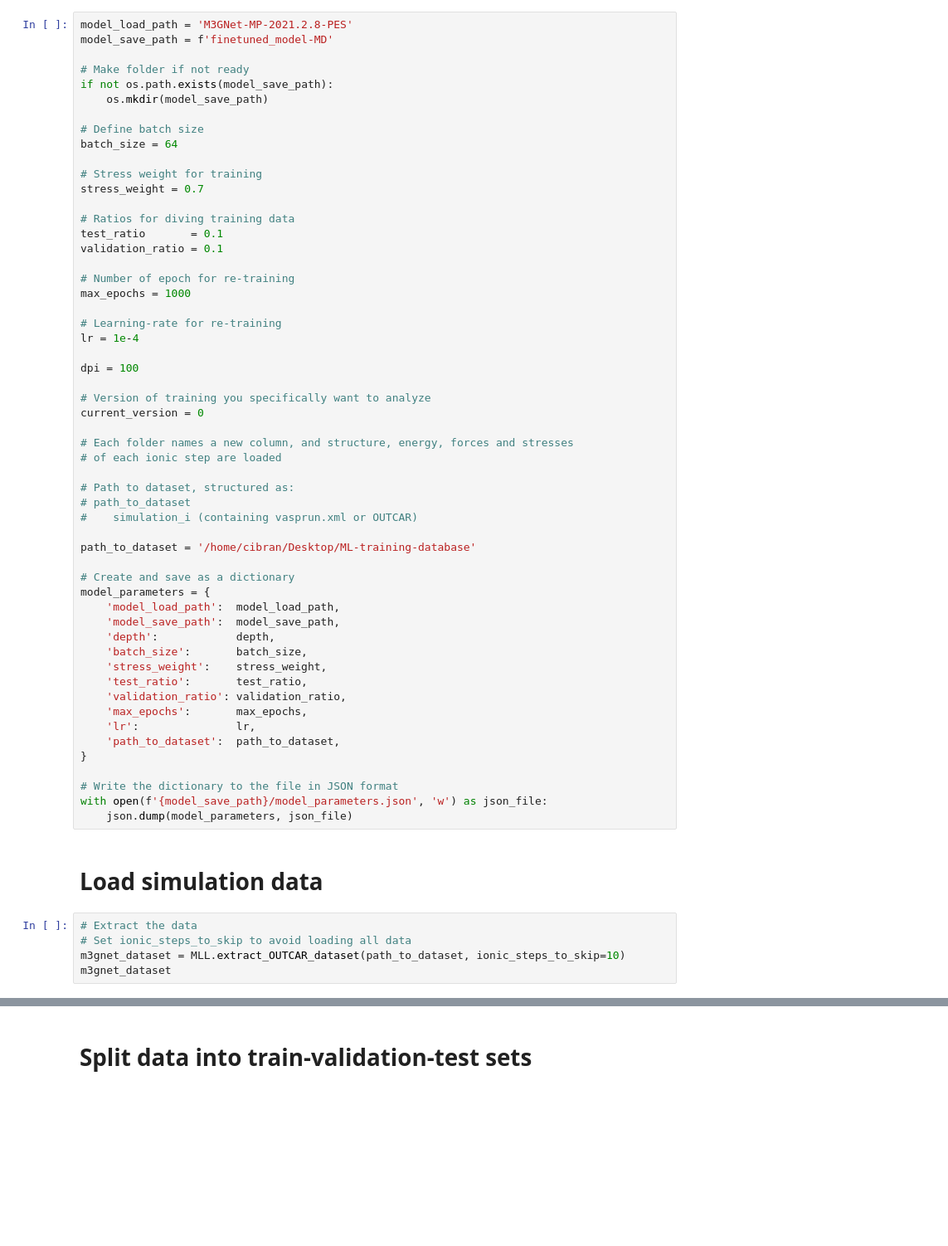
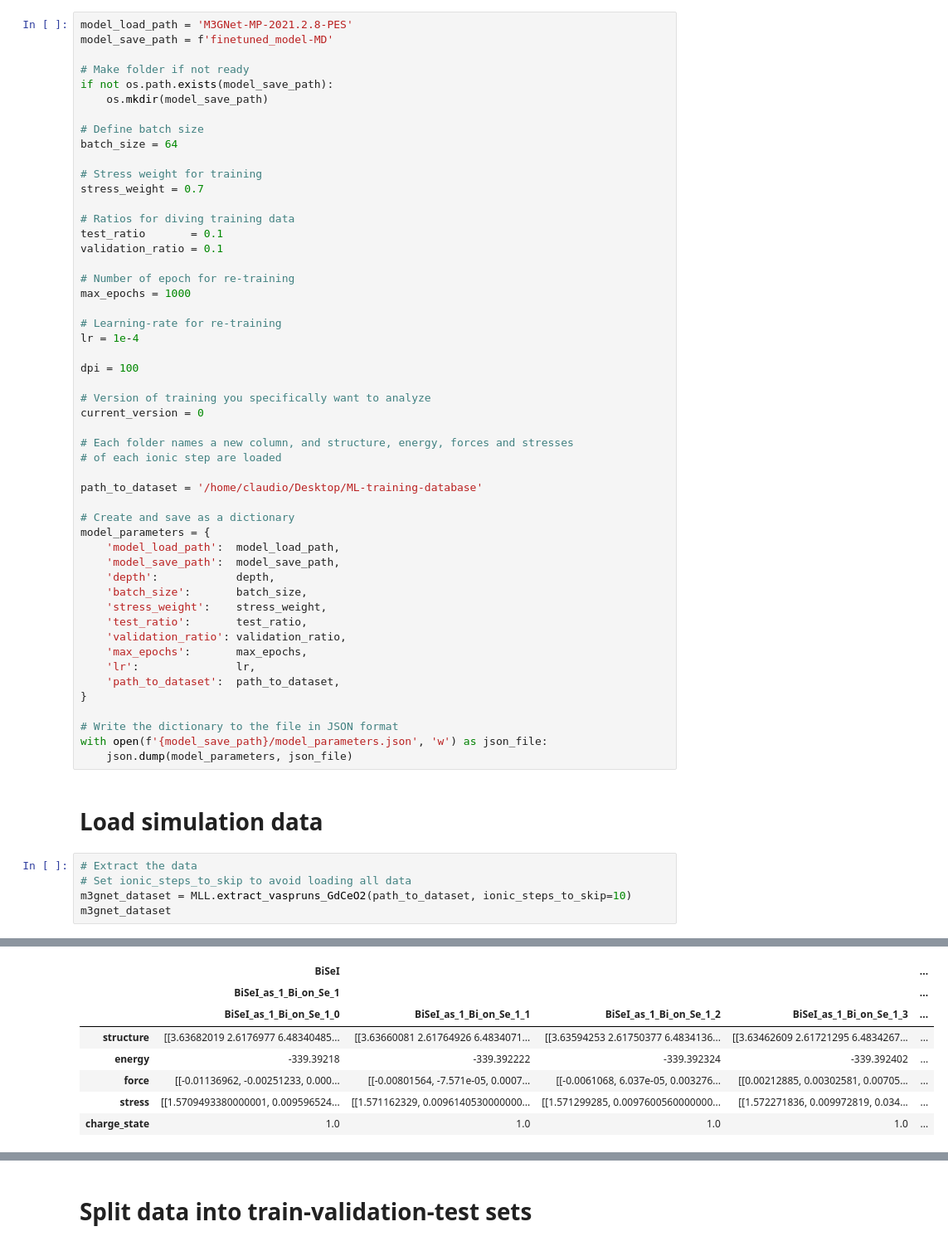
Before and after one commit to CibranLopez/m3gnet, a Jupyter notebook: train_IAP_fine-tuning.ipynb, the cells around one changed output, grey strips where cells are left out. Shown at 83% size. Saved outputs shown, nothing was run; the diff lists cells and outputs as text; blank space fills up the shorter version.

```diff
--- a/train_IAP_fine-tuning.ipynb
+++ b/train_IAP_fine-tuning.ipynb
@@ -56,11 +56,7 @@ current_version = 0
 # Each folder names a new column, and structure, energy, forces and stresses
 # of each ionic step are loaded
 
-# Path to dataset, structured as:
-# path_to_dataset
-#    simulation_i (containing vasprun.xml or OUTCAR)
-
-path_to_dataset = '/home/cibran/Desktop/ML-training-database'
+path_to_dataset = '/home/claudio/Desktop/ML-training-database'
 
 # Create and save as a dictionary
 model_parameters = {
@@ -84,6 +80,6 @@ with open(f'{model_save_path}/model_parameters.json', 'w') as json_file:
 # %%
 # Extract the data
 # Set ionic_steps_to_skip to avoid loading all data
-m3gnet_dataset = MLL.extract_OUTCAR_dataset(path_to_dataset, ionic_steps_to_skip=10)
+m3gnet_dataset = MLL.extract_vaspruns_GdCeO2(path_to_dataset, ionic_steps_to_skip=10)
 m3gnet_dataset
 # %% [output]
@@ -106,0 +103,8 @@ run2
+|  | BiSeI |  |  |  | ... |
+|  | BiSeI_as_1_Bi_on_Se_1 |  |  |  | ... |
+|  | BiSeI_as_1_Bi_on_Se_1_0 | BiSeI_as_1_Bi_on_Se_1_1 | BiSeI_as_1_Bi_on_Se_1_2 | BiSeI_as_1_Bi_on_Se_1_3 | ... |
+| structure | [[3.63682019 2.6176977 6.48340485... | [[3.63660081 2.61764926 6.4834071... | [[3.63594253 2.61750377 6.4834136... | [[3.63462609 2.61721295 6.4834267... | ... |
+| energy | -339.39218 | -339.392222 | -339.392324 | -339.392402 | ... |
+| force | [[-0.01136962, -0.00251233, 0.000... | [[-0.00801564, -7.571e-05, 0.0007... | [[-0.0061068, 6.037e-05, 0.003276... | [[0.00212885, 0.00302581, 0.00705... | ... |
+| stress | [[1.5709493380000001, 0.009596524... | [[1.571162329, 0.0096140530000000... | [[1.571299285, 0.0097600560000000... | [[1.572271836, 0.009972819, 0.034... | ... |
+| charge_state | 1.0 | 1.0 | 1.0 | 1.0 | ... |
```
Also changed, not shown: parts of 2 cells of this notebook, 1 other file.
